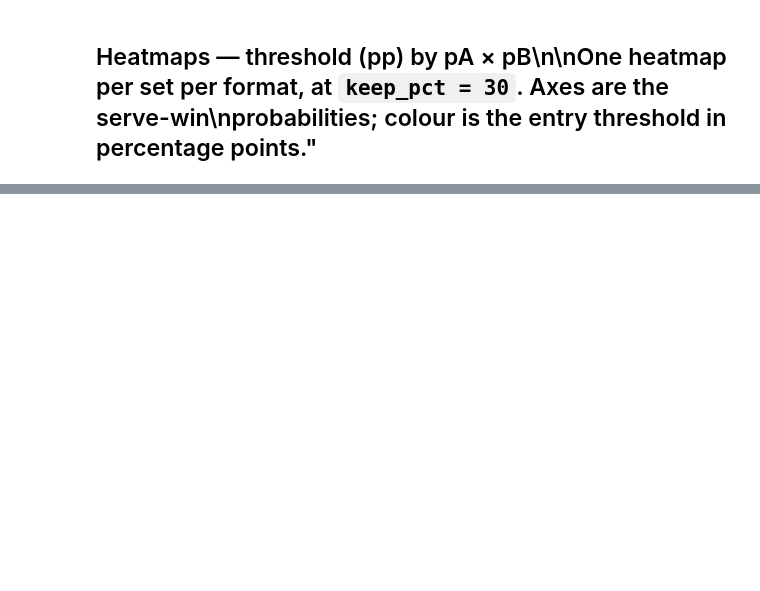
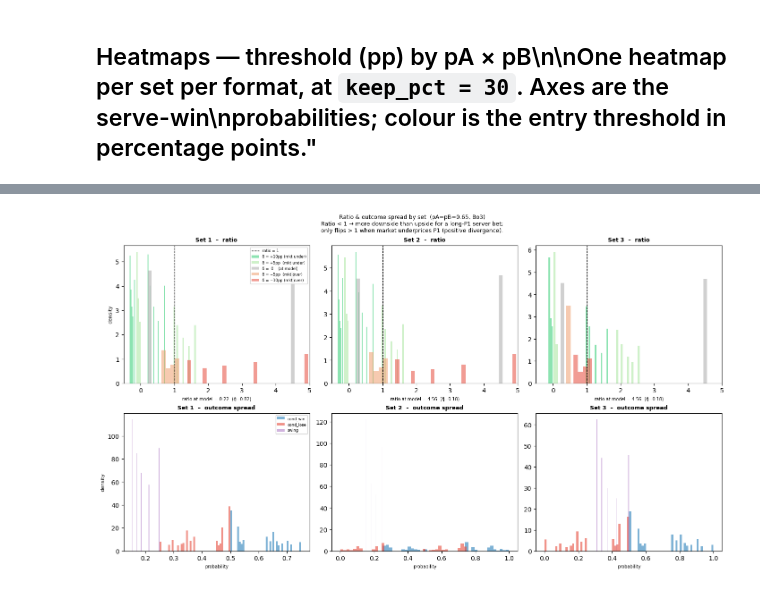
Before and after one commit to Anmaya1856/Tennis-Monte-Carlo-Kalshi, a Jupyter notebook: simulation/precompute_swing_thresholds.ipynb, the cells around one changed output, grey strips where cells are left out. Cells and saved outputs as stored; diff of their text form; code cells hidden in the pictures; blank space fills up the shorter version.

```diff
--- a/simulation/precompute_swing_thresholds.ipynb
+++ b/simulation/precompute_swing_thresholds.ipynb
@@ -28,9 +28,9 @@ import trade.exact as E
 # %%
 PA_GRID   = [round(0.55 + i * 0.01, 2) for i in range(21)]   # 0.55 … 0.75
 PB_GRID   = [round(0.55 + i * 0.01, 2) for i in range(21)]
-N_MATCHES = 20_000
+N_MATCHES = 1_000
 KEEP_PCTS = [5, 10, 15, 20, 25, 30, 35, 40, 45, 50]
-DB_PATH   = r"D:\CMU\Kalshi\Tennis Monte Carlo\data\swing_thresholds.db"
+DB_PATH   = r"D:\CMU\Kalshi\Tennis Monte Carlo\data\swing_thresholds_test.db"
 
 print(f"Grid: {len(PA_GRID)}×{len(PB_GRID)} = {len(PA_GRID)*len(PB_GRID)} pairs")
 print(f"Combos (×2 best_of): {len(PA_GRID)*len(PB_GRID)*2}")
@@ -292,0 +381,94 @@ for best_of, n_sets in ((3, 3), (5, 5)):
+# %%
+"""Ratio and E[ΔP] as a function of market divergence, by set."""
+import pandas as pd
+import matplotlib.pyplot as plt
+import matplotlib.gridspec as gridspec
+
+df_ex = pd.DataFrame(recs_ex, columns=["setno", "swing", "cond_win", "cond_lose", "g"])
+
+# Model-implied current price (efficient: model = g*cw + (1-g)*cl)
+df_ex["model"] = df_ex["g"] * df_ex["cond_win"] + (1 - df_ex["g"]) * df_ex["cond_lose"]
+
+DELTAS = {
+    "δ = +10pp (mkt under)": +0.10,
+    "δ = +5pp  (mkt under)": +0.05,
+    "δ =  0    (at model)":   0.00,
+    "δ = −5pp  (mkt over)":  -0.05,
+    "δ = −10pp (mkt over)":  -0.10,
+}
+COLORS = ["#2ecc71", "#a8e6a0", "#aaaaaa", "#f0a070", "#e74c3c"]
+
+sets_bo3 = sorted(df_ex["setno"].unique())
+n_sets = len(sets_bo3)
+
+fig = plt.figure(figsize=(14, 8), constrained_layout=True)
+gs  = gridspec.GridSpec(2, n_sets, figure=fig)
+
+for col, setno in enumerate(sets_bo3):
+    sub = df_ex[df_ex.setno == setno].copy()
+
+    # ── top row: ratio distribution by divergence ──────────────────────────
+    ax_r = fig.add_subplot(gs[0, col])
+    ax_r.axvline(1.0, color="k", lw=0.9, ls="--", label="ratio = 1")
+
+    for (label, delta), color in zip(DELTAS.items(), COLORS):
+        mkt = (sub["model"] + delta).clip(1e-3, 1 - 1e-3)
+        denom = (mkt - sub["cond_lose"]).clip(1e-6)
+        ratio = (sub["cond_win"] - mkt) / denom
+        ax_r.hist(ratio.clip(-0.5, 6), bins=40, density=True,
+                  alpha=0.55, color=color, label=label)
+
+    ax_r.set_title(f"Set {setno}  –  ratio", fontsize=9, fontweight="bold")
+    ax_r.set_xlabel("(cond_win − mkt) / (mkt − cond_lose)", fontsize=7)
+    ax_r.set_xlim(-0.5, 5)
+    if col == 0:
+        ax_r.set_ylabel("density", fontsize=8)
+        ax_r.legend(fontsize=6, loc="upper right")
+
+    # ── bottom row: cond_win / cond_lose / swing distribution ──────────────
+    ax_s = fig.add_subplot(gs[1, col])
+    ax_s.hist(sub["cond_win"],  bins=40, density=True, alpha=0.6, color="#2980b9", label="cond_win")
+    ax_s.hist(sub["cond_lose"], bins=40, density=True, alpha=0.6, color="#e74c3c", label="cond_lose")
+    ax_s.hist(sub["swing"],     bins=40, density=True, alpha=0.4, color="#8e44ad", label="swing")
+    ax_s.set_title(f"Set {setno}  –  outcome spread", fontsize=9, fontweight="bold")
+    ax_s.set_xlabel("probability", fontsize=7)
+    if col == 0:
+        ax_s.set_ylabel("density", fontsize=8)
+        ax_s.legend(fontsize=6)
+
+    # annotate median swing and model-price ratio
+    med_swing = sub["swing"].median()
+    med_g     = sub["g"].median()
+    med_ratio_at_model = (1 - med_g) / max(med_g, 1e-6)
+    ax_r.set_xlabel(
+        f"ratio at model = {med_ratio_at_model:.2f}  (g̃={med_g:.2f})", fontsize=7
+    )
+
+fig.suptitle(
+    f"Ratio & outcome spread by set  (pA=pB={PA_EX}, Bo{BO_EX})\n"
+    "Ratio < 1 → more downside than upside for a long-P1 server bet;\n"
+    "only flips > 1 when market underprices P1 (positive divergence).",
+    fontsize=9,
+)
+plt.show()
+
+# ── Print median summary table ─────────────────────────────────────────────
+rows = []
+for setno in sets_bo3:
+    sub = df_ex[df_ex.setno == setno]
+    model_implied_ratio = (1 - sub["g"]) / sub["g"].clip(1e-6)
+    rows.append({
+        "set": setno,
+        "med_swing":   round(sub["swing"].median(), 3),
+        "med_cond_win": round(sub["cond_win"].median(), 3),
+        "med_cond_lose": round(sub["cond_lose"].median(), 3),
+        "med_g":        round(sub["g"].median(), 3),
+        "ratio@model":  round(model_implied_ratio.median(), 3),
+        "ratio@δ+5pp":  round(((sub["cond_win"] - (sub["model"]+0.05)) /
+                                (sub["model"]+0.05 - sub["cond_lose"]).clip(1e-6)).median(), 3),
+        "ratio@δ+10pp": round(((sub["cond_win"] - (sub["model"]+0.10)) /
+                                (sub["model"]+0.10 - sub["cond_lose"]).clip(1e-6)).median(), 3),
+    })
+print(pd.DataFrame(rows).to_string(index=False))
+# %% [output]
+[figure, added]
```
Also changed, not shown: parts of 7 cells of this notebook, 7 other files.
